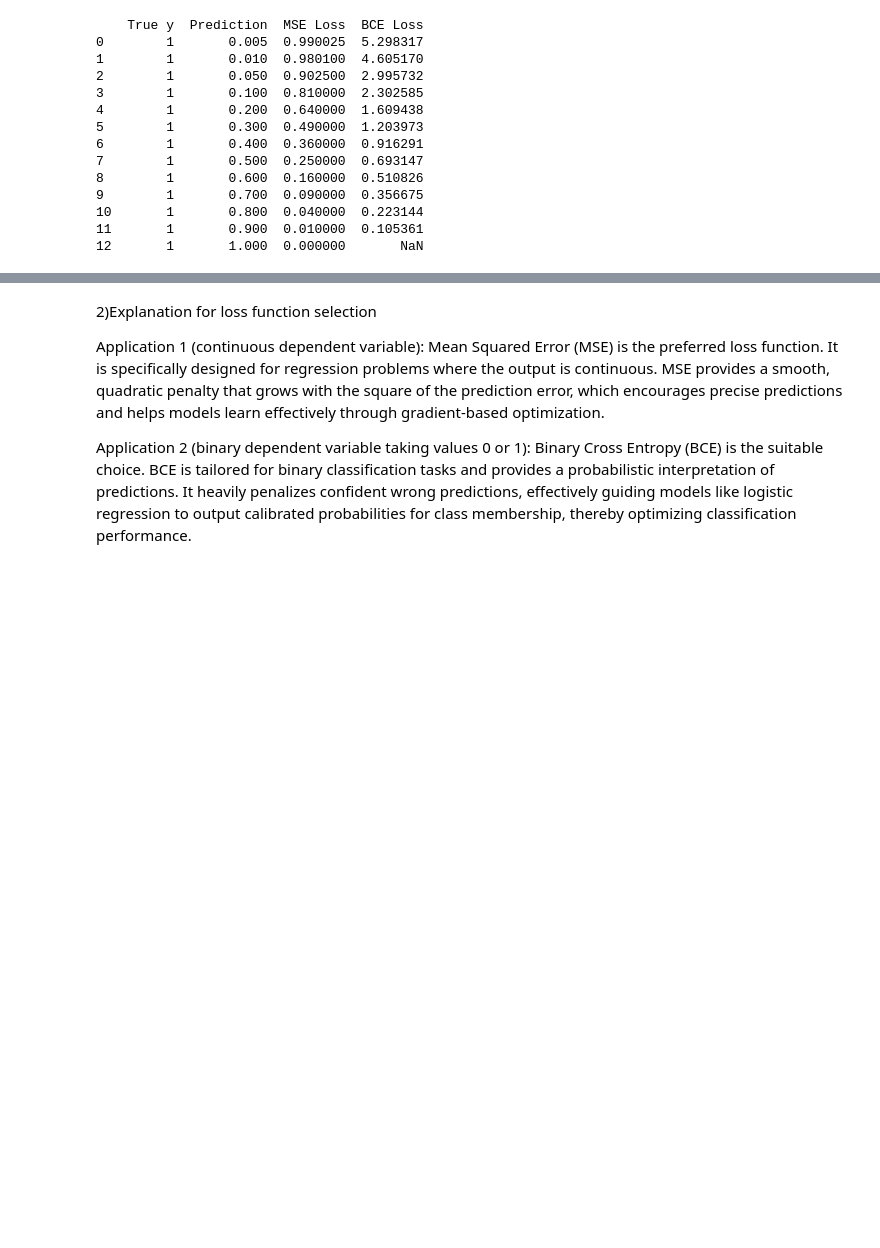
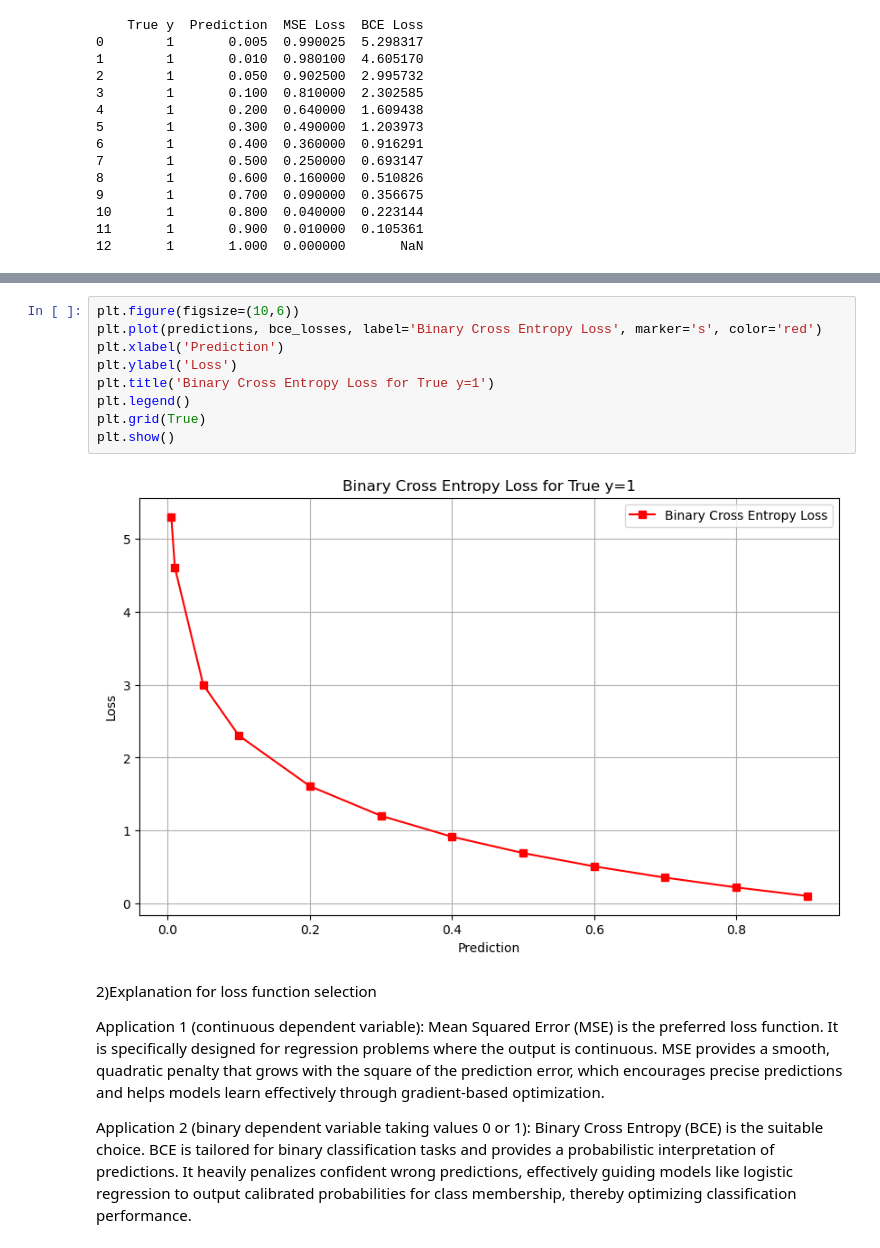
Before and after one commit to Demitha-Manawadu/Pattern-_Recognition-1, a Jupyter notebook: Untitled-1.ipynb, the cells around one changed output, grey strips where cells are left out. Saved outputs shown, nothing was run; the diff lists cells and outputs as text; blank space fills up the shorter version.

```diff
--- a/Untitled-1.ipynb
+++ b/Untitled-1.ipynb
@@ -200,3 +198,14 @@ plt.show()
+# %%
+plt.figure(figsize=(10,6))
+plt.plot(predictions, bce_losses, label='Binary Cross Entropy Loss', marker='s', color='red')
+plt.xlabel('Prediction')
+plt.ylabel('Loss')
+plt.title('Binary Cross Entropy Loss for True y=1')
+plt.legend()
+plt.grid(True)
+plt.show()
+# %% [output]
+[figure, added]
 # %% [markdown]
 2)Explanation for loss function selection
 
```
Also changed, not shown: parts of 1 cell of this notebook.
